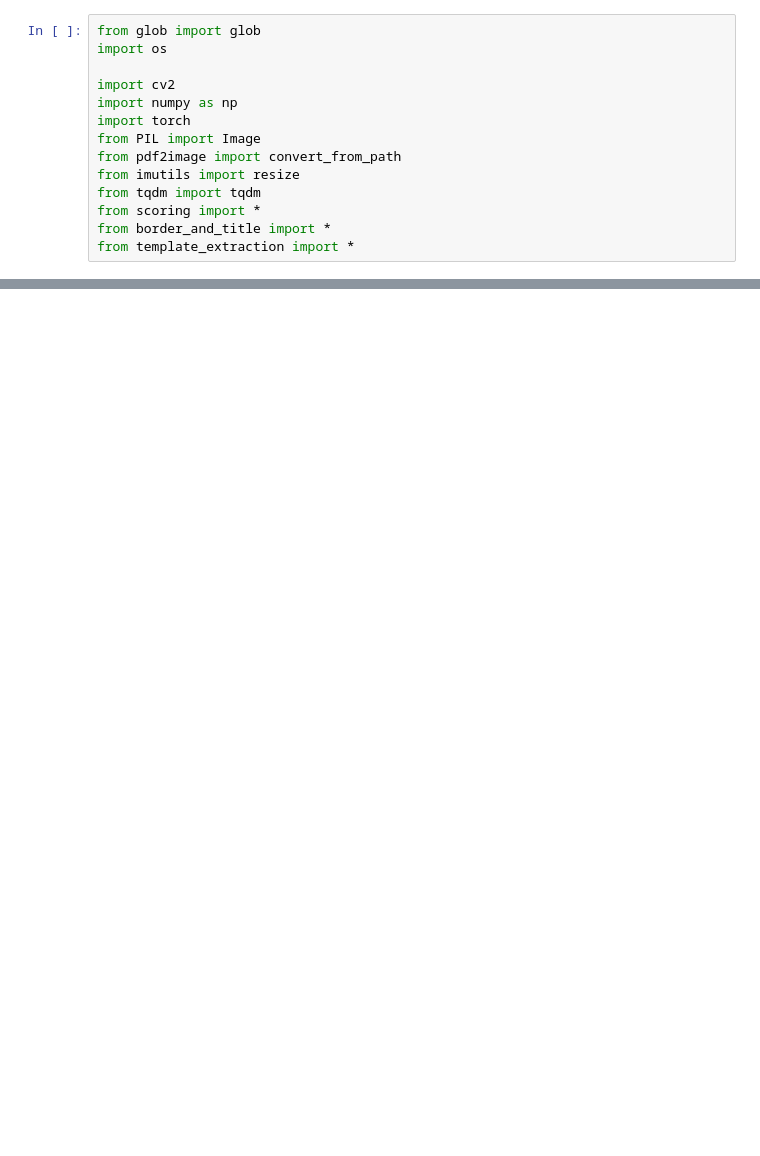
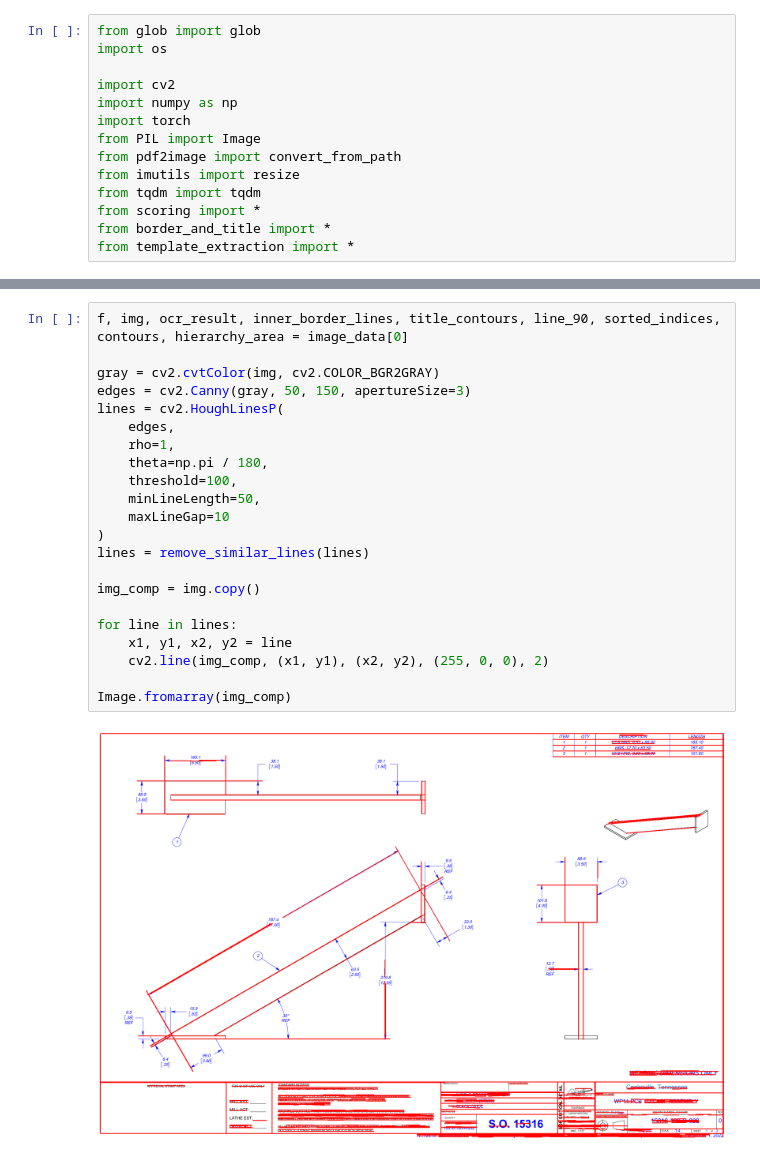
Before and after one commit to sadidul012/mechanical-drawing-scoring, a Jupyter notebook: notebooks/template-extracting/merge-with-existing-methods.ipynb, the cells around one changed output, grey strips where cells are left out. Drawn from its saved outputs; the diff is of its cells as text; blank space fills up the shorter version.

```diff
--- a/notebooks/template-extracting/merge-with-existing-methods.ipynb
+++ b/notebooks/template-extracting/merge-with-existing-methods.ipynb
@@ -127,0 +93,24 @@ Image Similarity: 91.8845%
+# %%
+f, img, ocr_result, inner_border_lines, title_contours, line_90, sorted_indices, contours, hierarchy_area = image_data[0]
+
+gray = cv2.cvtColor(img, cv2.COLOR_BGR2GRAY)
+edges = cv2.Canny(gray, 50, 150, apertureSize=3)
+lines = cv2.HoughLinesP(
+    edges,
+    rho=1,
+    theta=np.pi / 180,
+    threshold=100,
+    minLineLength=50,
+    maxLineGap=10
+)
+lines = remove_similar_lines(lines)
+
+img_comp = img.copy()
+
+for line in lines:
+    x1, y1, x2, y2 = line
+    cv2.line(img_comp, (x1, y1), (x2, y2), (255, 0, 0), 2)
+
+Image.fromarray(img_comp)
+# %% [output]
+[figure, added]
```
Also changed, not shown: parts of 6 cells of this notebook, 3 other files.
